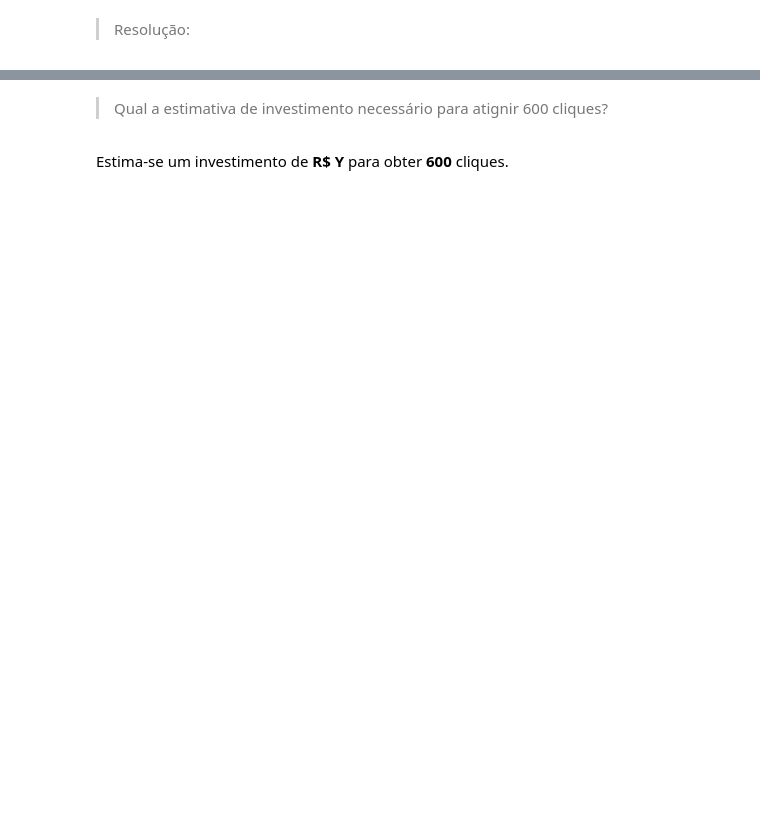
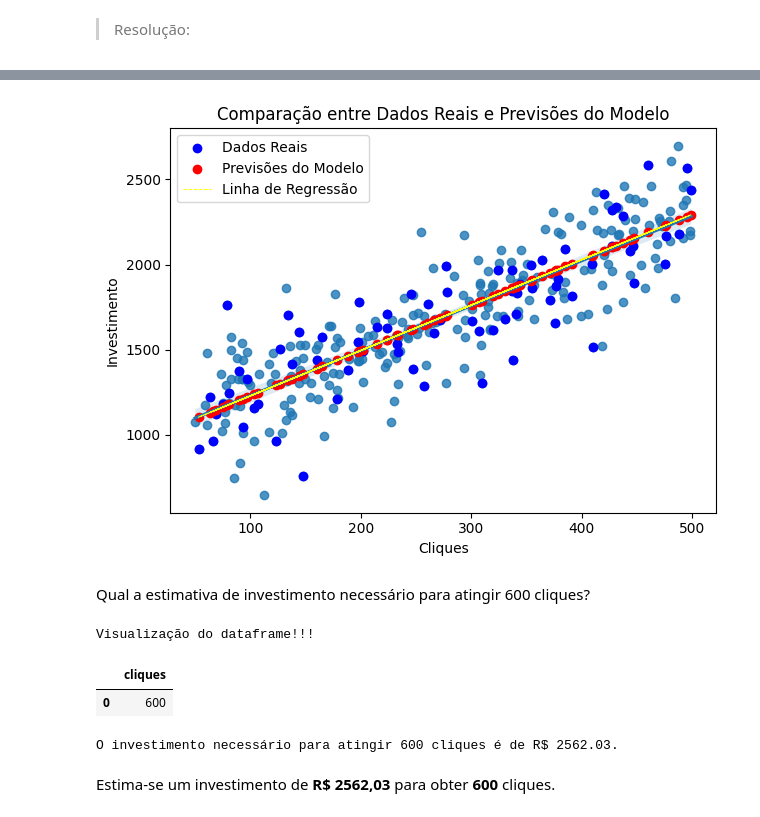
Before and after one commit to DallastaDaniel/ML_especializacao, a Jupyter notebook: Atividade_avaliativa_ML.ipynb, the cells around one changed output, grey strips where cells are left out. Drawn from its saved outputs; the diff is of its cells as text; code cells hidden in the pictures; blank space fills up the shorter version.

```diff
--- a/Atividade_avaliativa_ML.ipynb
+++ b/Atividade_avaliativa_ML.ipynb
@@ -567,2 +757,23 @@ resposta = ...
+# %%
+# Gerando gráfico usando a seaborn
+sns.regplot(data=campanhas, x='cliques', y='investimento_brl')
+
+# Plotar os pontos de dados reais
+plt.scatter(x_test, y_test, color='blue', label='Dados Reais')
+
+# Plotar os valores previstos pelo modelo
+plt.scatter(x_test, pred_test, color='red', label='Previsões do Modelo')
+
+# Plotar a linha de regressão
+plt.plot(x_test, pred_test, color='yellow', linestyle='dashed', lw=0.7, label='Linha de Regressão')
+
+plt.title('Comparação entre Dados Reais e Previsões do Modelo')
+plt.xlabel('Cliques')
+plt.ylabel('Investimento')
+plt.legend()
+plt.tight_layout()
+plt.show()
+# %% [output]
+[figure, added]
 # %% [markdown]
-> Qual a estimativa de investimento necessário para atignir 600 cliques?
+ Qual a estimativa de investimento necessário para atingir 600 cliques?
@@ -575,2 +780,29 @@ cliques = np.array(cliques).reshape(1, -1)
+# %%
+# Qual a estimativa de investimento necessário para atingir 600 cliques?
+
+# Criando um dataframe com o número de cliques
+# cliques = 600
+cliques_numeros = 600 # Número de cliques
+cliques_df = pd.DataFrame({'cliques': [cliques_numeros]}) # Cria um dataframe com o número de cliques
+
+# Visualização do dataframe
+print("Visualização do dataframe!!!")
+cliques_df
+# %% [output]
+Visualização do dataframe!!!
+|  | cliques |
+| 0 | 600 |
+# %%
+# Predição com base no nº de cliques.
+predicao_investimento =  model_LR.predict(cliques_df) # Faz a predição com base no número de cliques
+
+# Transformar o valor de string para float com 2 casas decimais
+predicao_investimento = float(predicao_investimento[0][0])
+predicao_investimento = round(predicao_investimento, 2)
+
+# Resultado:
+print(f'O investimento necessário para atingir {cliques_numeros} cliques é de R$ {predicao_investimento}.')
+# %% [output]
+O investimento necessário para atingir 600 cliques é de R$ 2562.03.
 # %% [markdown]
-Estima-se um investimento de **R$ Y** para obter **600** cliques.
+Estima-se um investimento de **R$ 2562,03** para obter **600** cliques.
```
Also changed, not shown: parts of 30 cells of this notebook.
